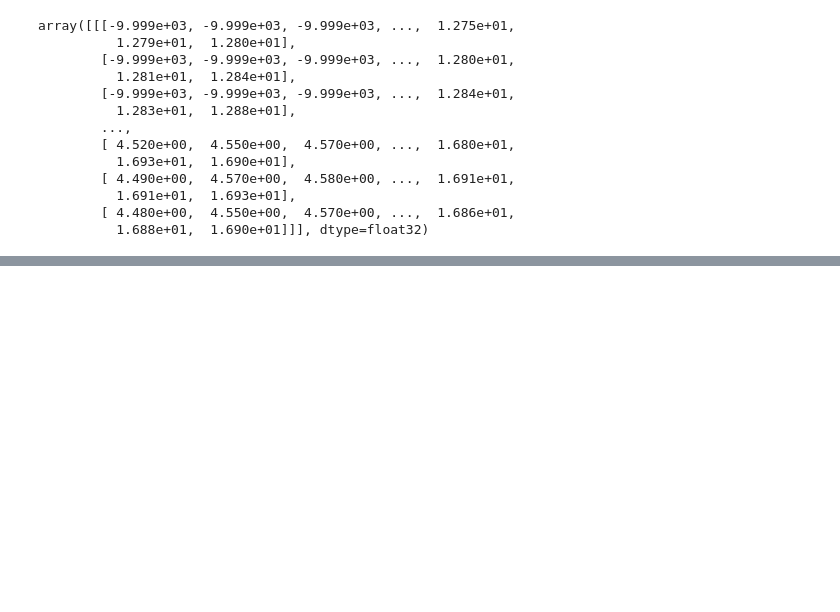
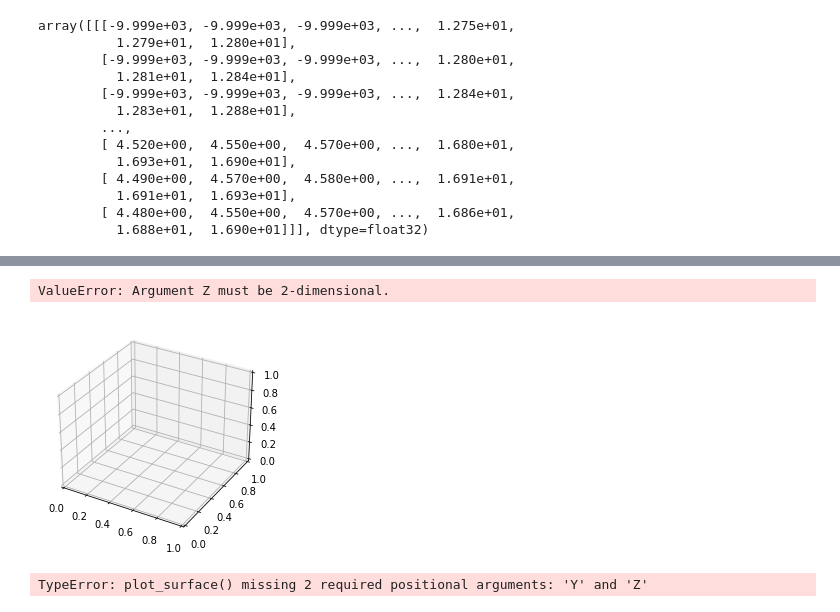
Before and after one commit to simonsny/3D_houses, a Jupyter notebook: canopy_height_model.ipynb, the cells around one changed output, grey strips where cells are left out. Cells and saved outputs as stored; diff of their text form; code cells hidden in the pictures; blank space fills up the shorter version.

```diff
--- a/canopy_height_model.ipynb
+++ b/canopy_height_model.ipynb
@@ -94,0 +91,2 @@ show(lidar_chm)
+# %%
+z = lidar_chm[:, -2000:, 1000:3000][0]
@@ -94,0 +103,6 @@ show(lidar_chm)
+# %%
+x = np.arange(0, z.shape[0])
+y = np.arange(0, z.shape[1])
+x, y = np.meshgrid(x, y)
+# %%
+z2 = np.ma.average(z, axis=0, weights=[0.5, 1, 0.5])
@@ -94,0 +125,8 @@ show(lidar_chm)
+# %%
+fig = plt.figure()
+ax = fig.gca(projection='3d')
+surf = ax.plot_surface(x, y, z2, cmap=cm.coolwarm,
+                       linewidth=0, antialiased=False)
+# %% [output]
+ValueError: Argument Z must be 2-dimensional.
+[figure, added]
@@ -94,0 +136,5 @@ show(lidar_chm)
+# %%
+surf = ax.plot_surface(lidar_chm[:, 7680:7700, 4950:5000], cmap=cm.coolwarm,
+                       linewidth=0, antialiased=False)
+# %% [output]
+TypeError: plot_surface() missing 2 required positional arguments: 'Y' and 'Z'
```
Also changed, not shown: parts of 17 cells of this notebook, 6 other files.
